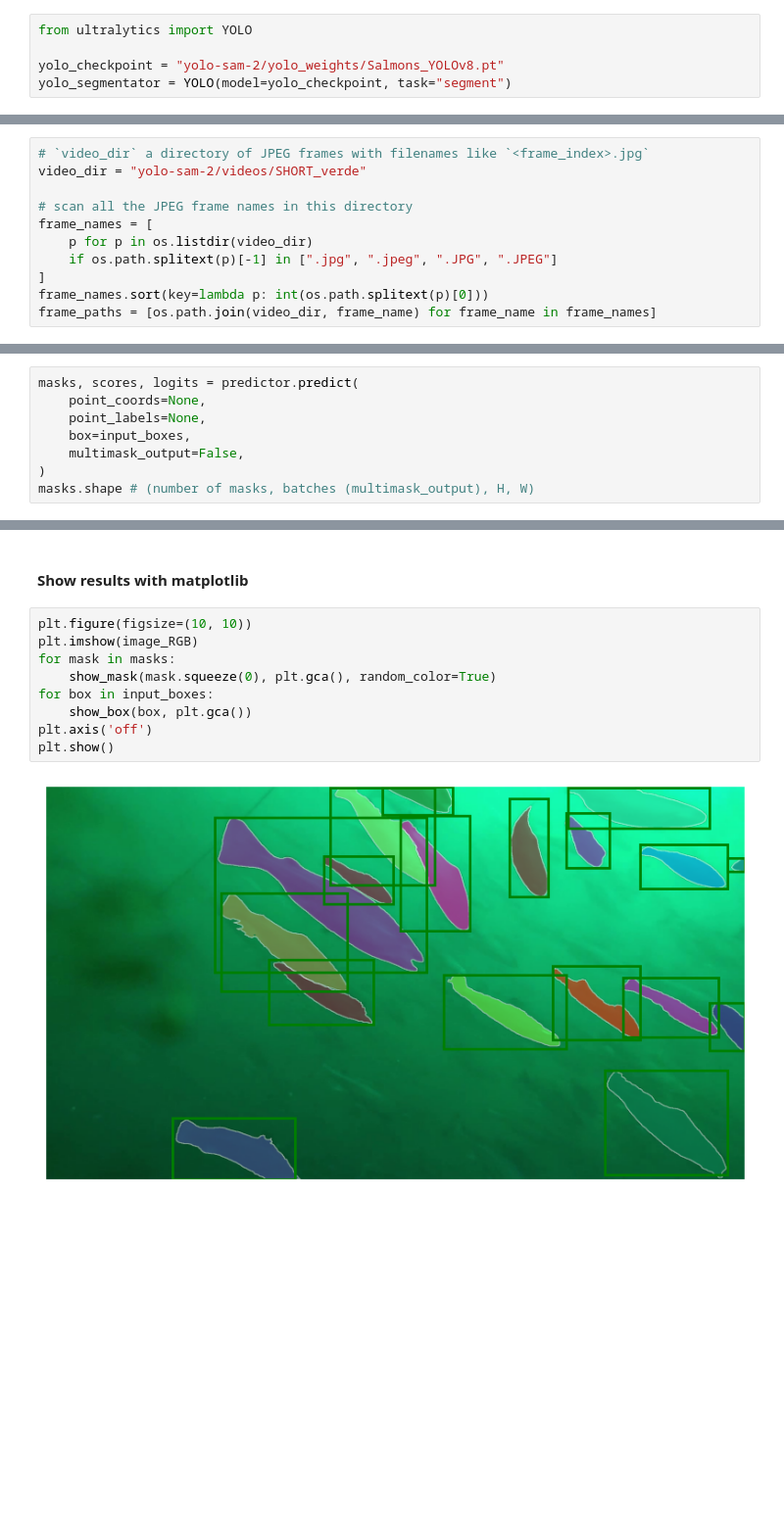
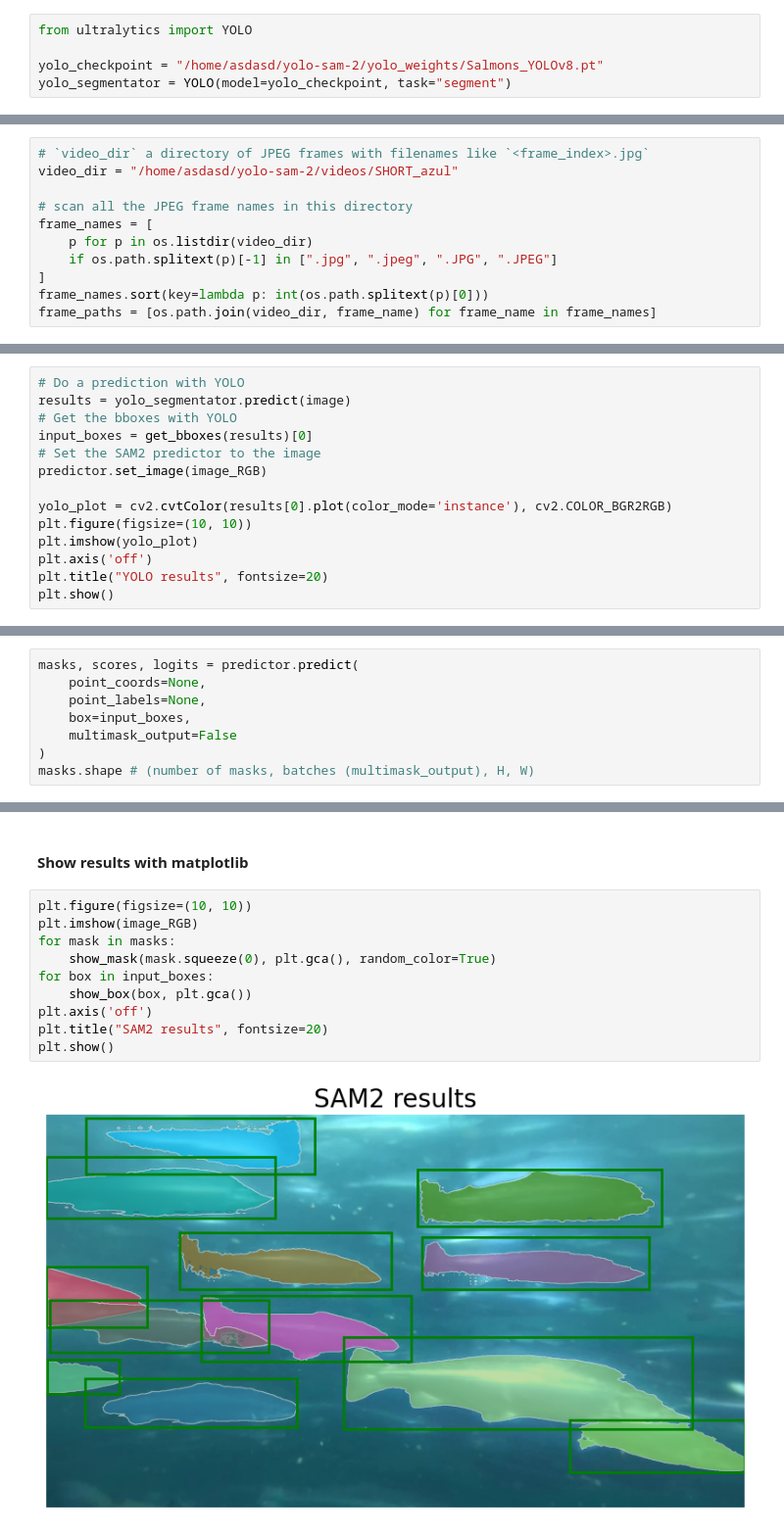
Before and after one commit to juliopchile/yolo-sam-2, a Jupyter notebook: prompt_image_prediction.ipynb, the cells around one changed output, grey strips where cells are left out. Shown at 98% size. Cells and saved outputs as stored; diff of their text form; blank space fills up the shorter version.

```diff
--- a/prompt_image_prediction.ipynb
+++ b/prompt_image_prediction.ipynb
@@ -213,7 +56,7 @@ from utility_functions import draw_masks_on_image, draw_points, draw_boxes
 # %%
 from ultralytics import YOLO
 
-yolo_checkpoint = "yolo-sam-2/yolo_weights/Salmons_YOLOv8.pt"
+yolo_checkpoint = "/home/asdasd/yolo-sam-2/yolo_weights/Salmons_YOLOv8.pt"
 yolo_segmentator = YOLO(model=yolo_checkpoint, task="segment")
 # %%
 from sam2.build_sam import build_sam2
@@ -230,7 +73,7 @@ predictor = SAM2ImagePredictor(sam2_model)
 Frames are stored in a list of paths for each video frame, each frame is stored as a JPEG. This is not necesary when using the SAM2ImagePredictor class but is necesary for the SAM2VideoPredictor, so the code is shown here.
 # %%
 # `video_dir` a directory of JPEG frames with filenames like `<frame_index>.jpg`
-video_dir = "yolo-sam-2/videos/SHORT_verde"
+video_dir = "/home/asdasd/yolo-sam-2/videos/SHORT_azul"
 
 # scan all the JPEG frame names in this directory
 frame_names = [
@@ -283,0 +112,14 @@ Speed: 2.5ms preprocess, 66.7ms inference, 86.9ms postprocess per image at shape
+# %%
+# Do a prediction with YOLO
+results = yolo_segmentator.predict(image)
+# Get the bboxes with YOLO
+input_boxes = get_bboxes(results)[0]
+# Set the SAM2 predictor to the image
+predictor.set_image(image_RGB)
+
+yolo_plot = cv2.cvtColor(results[0].plot(color_mode='instance'), cv2.COLOR_BGR2RGB)
+plt.figure(figsize=(10, 10))
+plt.imshow(yolo_plot)
+plt.axis('off')
+plt.title("YOLO results", fontsize=20)
+plt.show()
@@ -288,7 +134,7 @@ masks, scores, logits = predictor.predict(
     point_coords=None,
     point_labels=None,
     box=input_boxes,
-    multimask_output=False,
+    multimask_output=False
 )
 masks.shape # (number of masks, batches (multimask_output), H, W)
 # %% [output]
@@ -298,11 +164,12 @@ masks.shape # (number of masks, batches (multimask_output), H, W)
 # %%
 plt.figure(figsize=(10, 10))
 plt.imshow(image_RGB)
 for mask in masks:
     show_mask(mask.squeeze(0), plt.gca(), random_color=True)
 for box in input_boxes:
     show_box(box, plt.gca())
 plt.axis('off')
+plt.title("SAM2 results", fontsize=20)
 plt.show()
 # %% [output]
-[figure, old version]
+[figure, new version]
```
Also changed, not shown: parts of 46 cells of this notebook, 2 other files.
